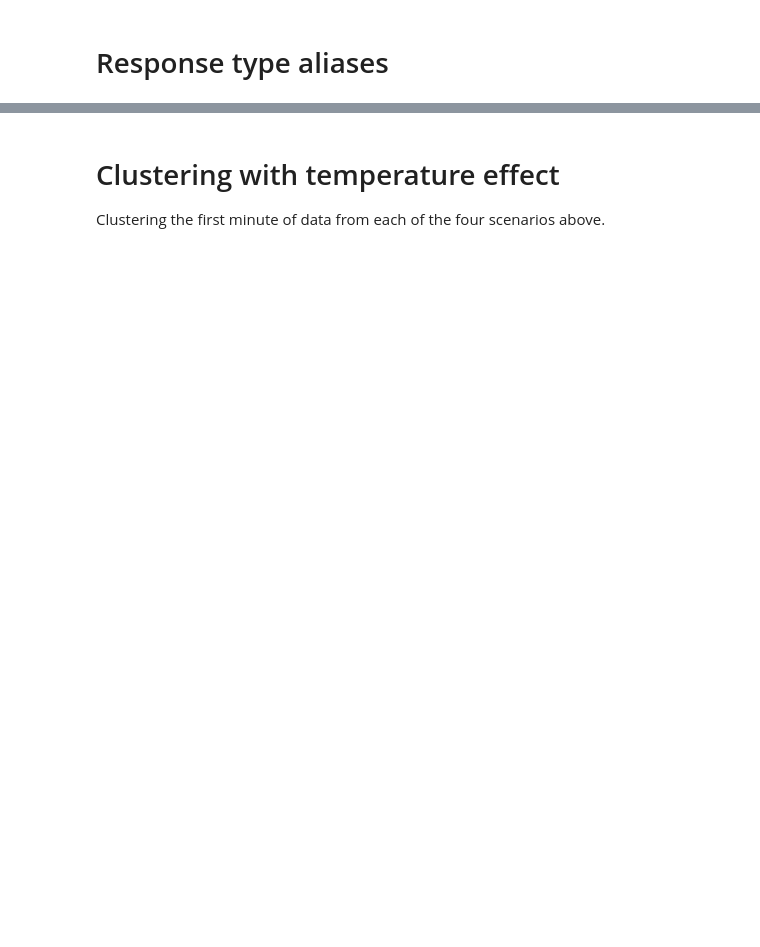
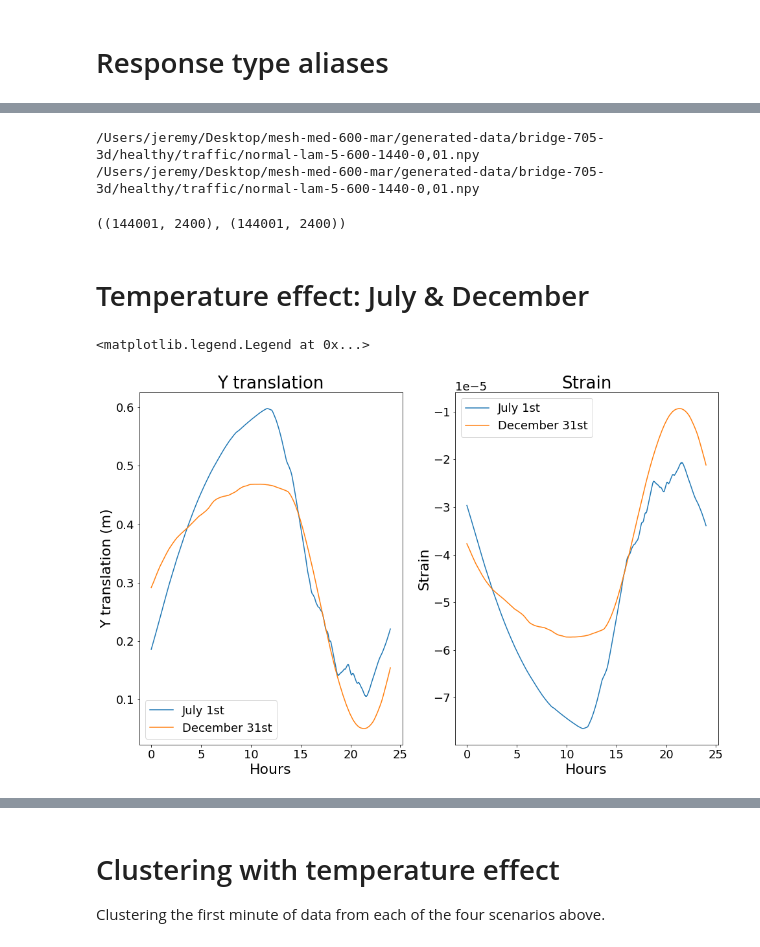
Before and after one commit to jerbaroo/bridge-sim, a Jupyter notebook: notebooks/piers.ipynb, the cells around one changed output, grey strips where cells are left out. Drawn from its saved outputs; the diff is of its cells as text; code cells hidden in the pictures; blank space fills up the shorter version.

```diff
--- a/notebooks/piers.ipynb
+++ b/notebooks/piers.ipynb
@@ -27,9 +24,8 @@ from util import print_i, resize_units
 warnings.filterwarnings("ignore")
 # %%
 c = bridge_705_med_config(bridge_705_3d)
-original_c = c
 # Set the directory of where to save/load responses.
-c.root_generated_data_dir = os.path.join("/Users/jeremy/Desktop/mesh-med-600", c.root_generated_data_dir)
-point_a = Point(x=34.955, y=0, z=29.226 - 16.6)
+c.root_generated_data_dir = os.path.join("/Users/jeremy/Desktop/mesh-med-600-mar", c.root_generated_data_dir)
+
 sensor_point = Point(x=21, y=0, z=-8.4)  # Sensor point to investigate.
 # %% [output]
@@ -47,0 +54,5 @@ resize_s, _ = resize_units(rt_s.units())
+# %%
+# Effect of annual temperature.
+effect_2019_y = resize_y(temperature.effect(c=c, response_type=rt_y, points=[sensor_point], temps=temps_2019["temp"], solar=temps_2019["solar"], len_per_hour=60)[0])
+effect_2019_s = temperature.effect(c=c, response_type=rt_s, points=[sensor_point], temps=temps_2019["temp"], solar=temps_2019["solar"], len_per_hour=60)[0]
+assert len(temps_2019) == len(effect_2019_y)
@@ -52,10 +64,75 @@ resize_s, _ = resize_units(rt_s.units())
 total_mins = 24
 total_seconds = total_mins * 60
 traffic_scenario = normal_traffic(c=c, lam=5, min_d=2)
-traffic_sequence, traffic, traffic_array = load_traffic(
+traffic_sequence_0, traffic_0, traffic_array_0 = load_traffic(
     c=c,
     traffic_scenario=traffic_scenario,
     max_time=total_seconds,
 )
-traffic_array.shape
+traffic_sequence_1, traffic_1, traffic_array_1 = load_traffic(
+    c=c,
+    traffic_scenario=traffic_scenario,
+    max_time=total_seconds,
+    add="1"
+)
+traffic_array_0.shape, traffic_array_1.shape
+# %% [output]
+/Users/jeremy/Desktop/mesh-med-600-mar/generated-data/bridge-705-3d/healthy/traffic/normal-lam-5-600-1440-0,01.npy
+/Users/jeremy/Desktop/mesh-med-600-mar/generated-data/bridge-705-3d/healthy/traffic/normal-lam-5-600-1440-0,01.npy
+((144001, 2400), (144001, 2400))
+# %% [markdown]
+# Temperature effect: July & December
+# %%
+########
+# July #
+########
+
+# Indices for beginning of July.
+from_ = datetime.fromisoformat(f"2019-07-01T00:00")
+to = datetime.fromisoformat(f"2019-07-01T23:59")
+july_2019_i, july_2019_j = temperature.from_to_indices(temps_2019, from_, to)
+
+# Effect at beginning of July.
+effect_july_2019_y = effect_2019_y[july_2019_i:july_2019_j]
+effect_july_2019_s = effect_2019_s[july_2019_i:july_2019_j]
+
+temp_effect_july_y = temperature.apply(effect=effect_july_2019_y, responses=traffic_array_1)
+temp_effect_july_s = temperature.apply(effect=effect_july_2019_s, responses=traffic_array_0)
+
+############
+# December #
+############
+
+# Indices for end of December.
+from_ = datetime.fromisoformat(f"2019-12-31T00:00")
+to = datetime.fromisoformat(f"2019-12-31T23:59")
+dec_2019_i, dec_2019_j = temperature.from_to_indices(temps_2019, from_, to)
+
+# Effect at end of December.
+effect_dec_2019_y = effect_2019_y[dec_2019_i:dec_2019_j]
+effect_dec_2019_s = effect_2019_s[dec_2019_i:dec_2019_j]
+
+temp_effect_dec_y = temperature.apply(effect=effect_dec_2019_y, responses=traffic_array_0)
+temp_effect_dec_s = temperature.apply(effect=effect_dec_2019_s, responses=traffic_array_0)
+
+# Plot to be sure.
+x = np.arange(len(temp_effect_dec_y)) * c.sensor_hz / 60
+plt.landscape()
+plt.subplot(1, 2, 1)
+plt.plot(x, temp_effect_july_y, label="July 1st")
+plt.plot(x, temp_effect_dec_y, label="December 31st")
+plt.ylabel(f"Y translation ({rt_y.units()})")
+plt.xlabel("Hours")
+plt.title("Y translation")
+plt.legend()
+plt.subplot(1, 2, 2)
+plt.plot(x, temp_effect_july_s, label="July 1st")
+plt.plot(x, temp_effect_dec_s, label="December 31st")
+plt.ylabel("Strain")
+plt.xlabel("Hours")
+plt.title("Strain")
+plt.legend()
+# %% [output]
+<matplotlib.legend.Legend at 0x...>
+[figure, added]
 # %% [markdown]
```
Also changed, not shown: parts of 27 cells of this notebook, 5 other files.
